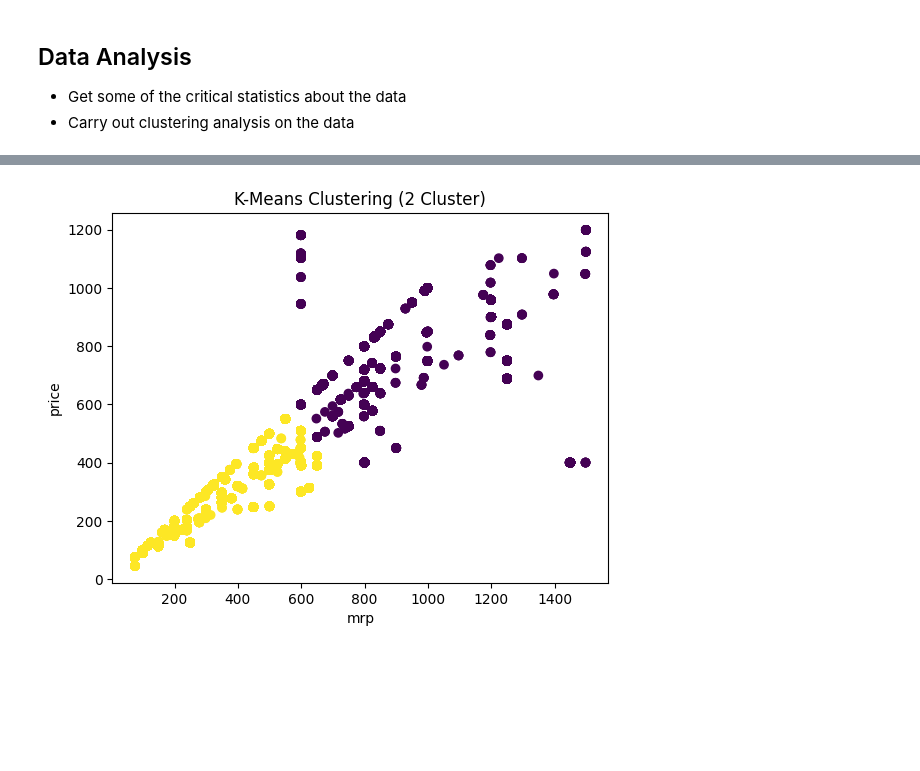
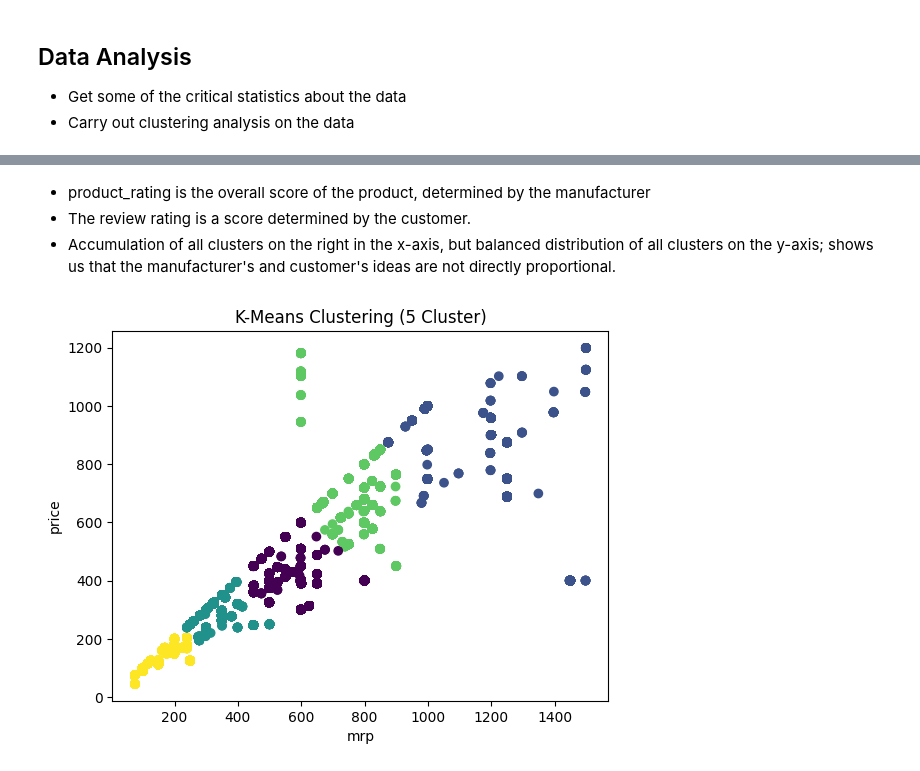
Before and after one commit to MertKilincer/Customer_Verify_Classification, a Jupyter notebook: project.ipynb, the cells around one changed output, grey strips where cells are left out. Cells and saved outputs as stored; diff of their text form; code cells hidden in the pictures; blank space fills up the shorter version.

```diff
--- a/project.ipynb
+++ b/project.ipynb
@@ -525,5 +544,9 @@ perform_kmeans_clustering(df_dropped, selected_features, n_clusters=3)
+# %% [markdown]
+* product_rating is the overall score of the product, determined by the manufacturer
+* The review rating is a score determined by the customer.
+* Accumulation of all clusters on the right in the x-axis, but balanced distribution of all clusters on the y-axis; shows us that the manufacturer's and customer's ideas are not directly proportional.
 # %%
-selected_features = ['mrp', 'price']
-perform_kmeans_clustering(df_dropped, selected_features, n_clusters=2)
+selected_features = ['mrp', 'price'] # mrp: Manufacturer's Suggested Retail Price
+perform_kmeans_clustering(df_dropped, selected_features, n_clusters=5)
 # %% [output]
-[figure, old version]
+[figure, new version]
```
Also changed, not shown: parts of 33 cells of this notebook.
